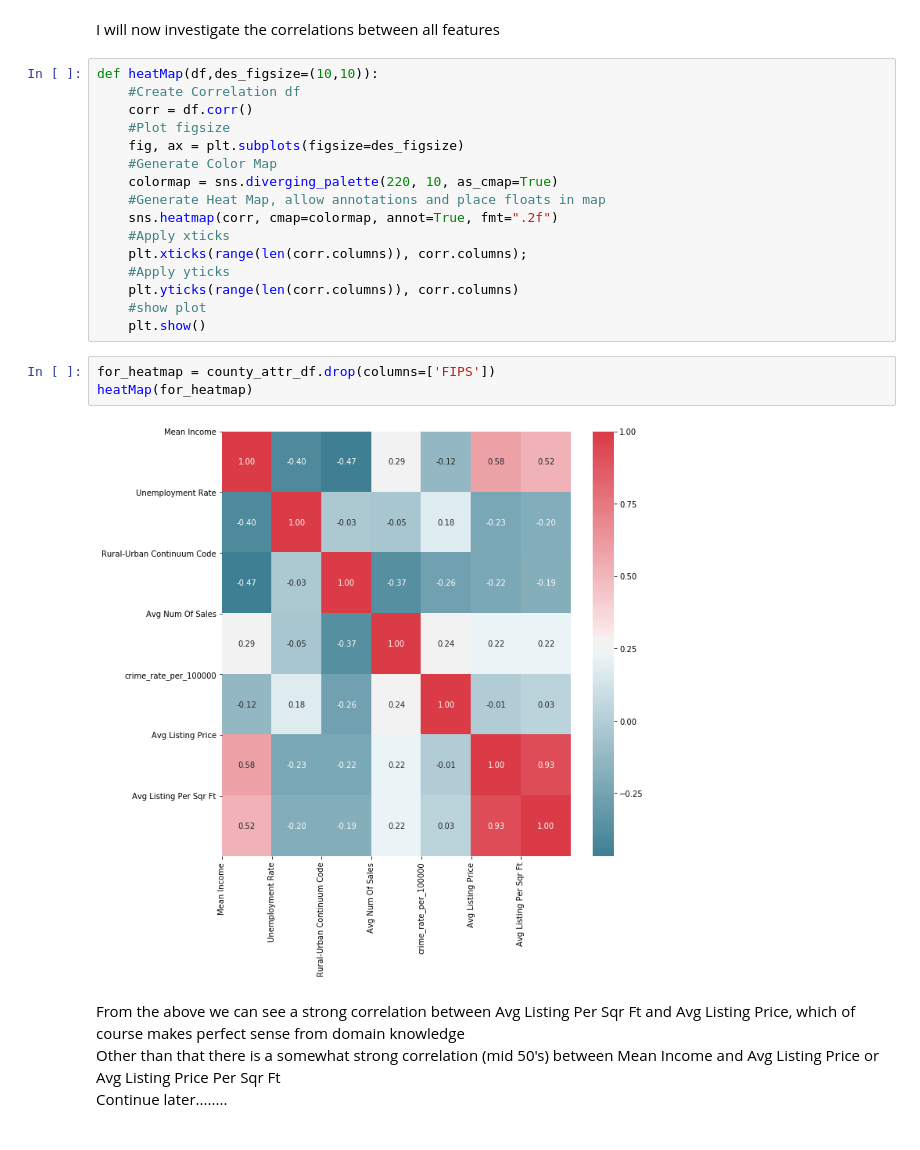
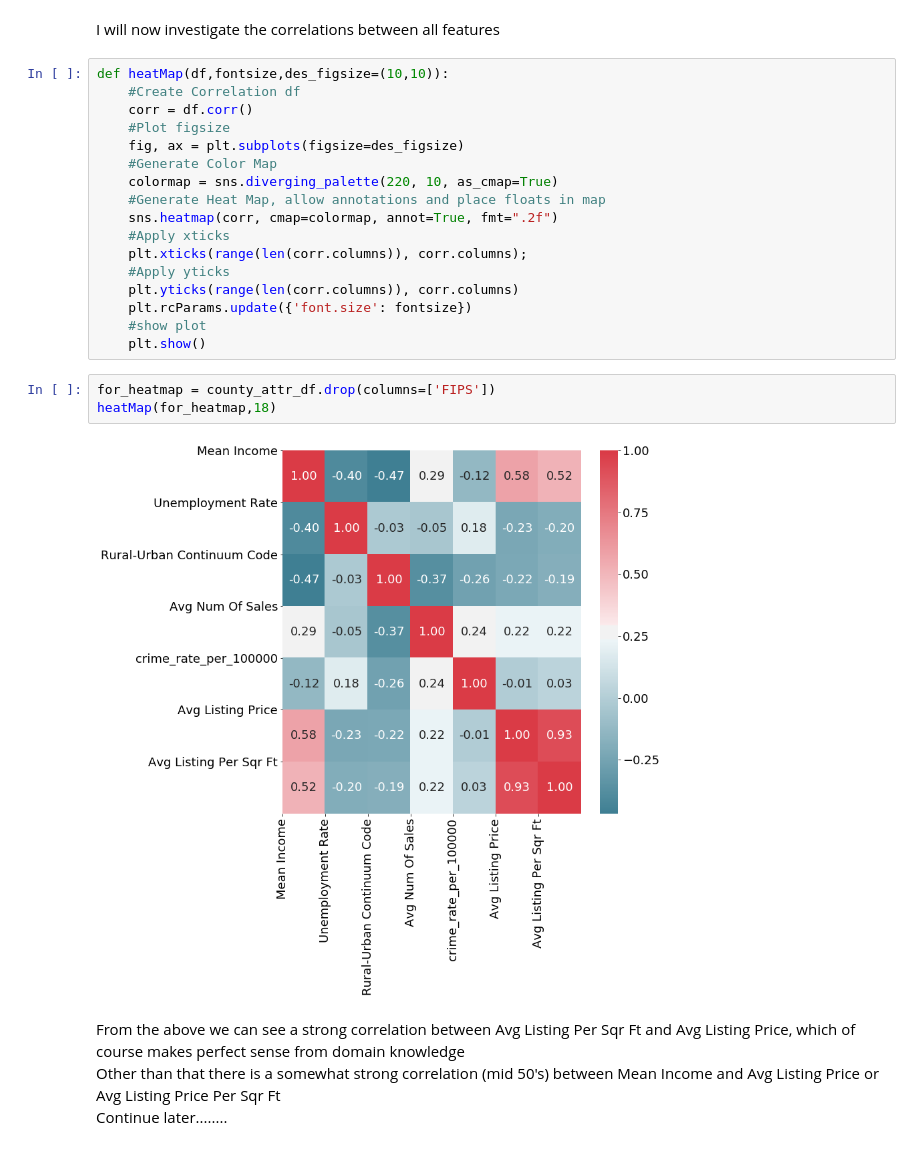
Before and after one commit to moorebryan/county-recommendation-engine, a Jupyter notebook: Pre-Processing County DF.ipynb, the cells around one changed output. Cells and saved outputs as stored; diff of their text form.

```diff
--- a/Pre-Processing County DF.ipynb
+++ b/Pre-Processing County DF.ipynb
@@ -96,7 +99,7 @@ I do not think there is any reason to doubt that the data is missing randomly fr
 # %% [markdown]
 I will now investigate the correlations between all features
 # %%
-def heatMap(df,des_figsize=(10,10)):
+def heatMap(df,fontsize,des_figsize=(10,10)):
     #Create Correlation df
     corr = df.corr()
     #Plot figsize
@@ -109,13 +112,14 @@ def heatMap(df,des_figsize=(10,10)):
     plt.xticks(range(len(corr.columns)), corr.columns);
     #Apply yticks
     plt.yticks(range(len(corr.columns)), corr.columns)
+    plt.rcParams.update({'font.size': fontsize})
     #show plot
     plt.show()
 # %%
 for_heatmap = county_attr_df.drop(columns=['FIPS'])
-heatMap(for_heatmap)
+heatMap(for_heatmap,18)
 # %% [output]
-[figure, old version]
+[figure, new version]
 # %% [markdown]
 From the above we can see a strong correlation between Avg Listing Per Sqr Ft and Avg Listing Price, which of course makes perfect sense from domain knowledge<br>
 Other than that there is a somewhat strong correlation (mid 50's) between Mean Income and Avg Listing Price or Avg Listing Price Per Sqr Ft<br>
```
Also changed, not shown: parts of 11 cells of this notebook, 2 other files.
